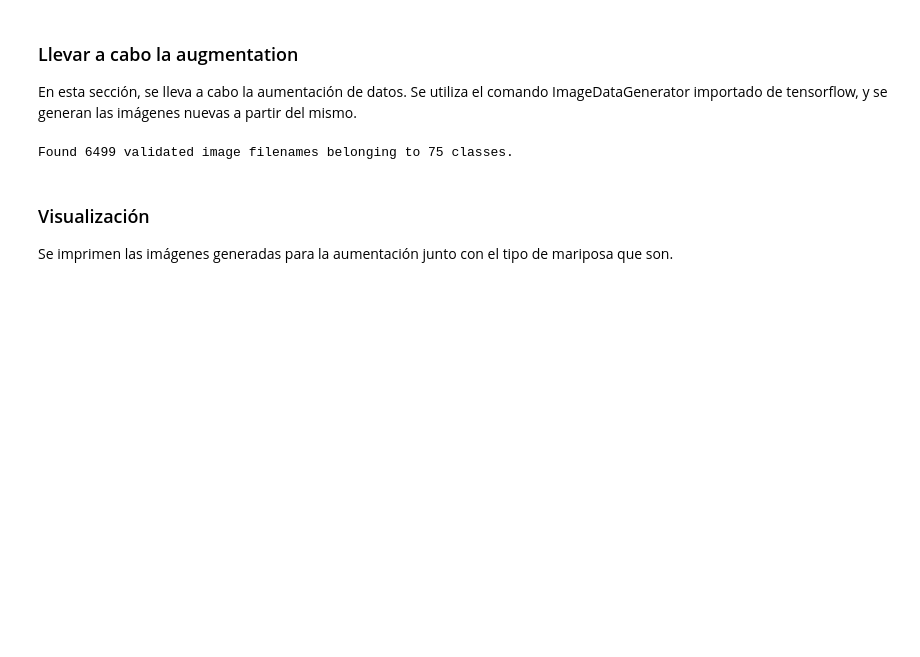
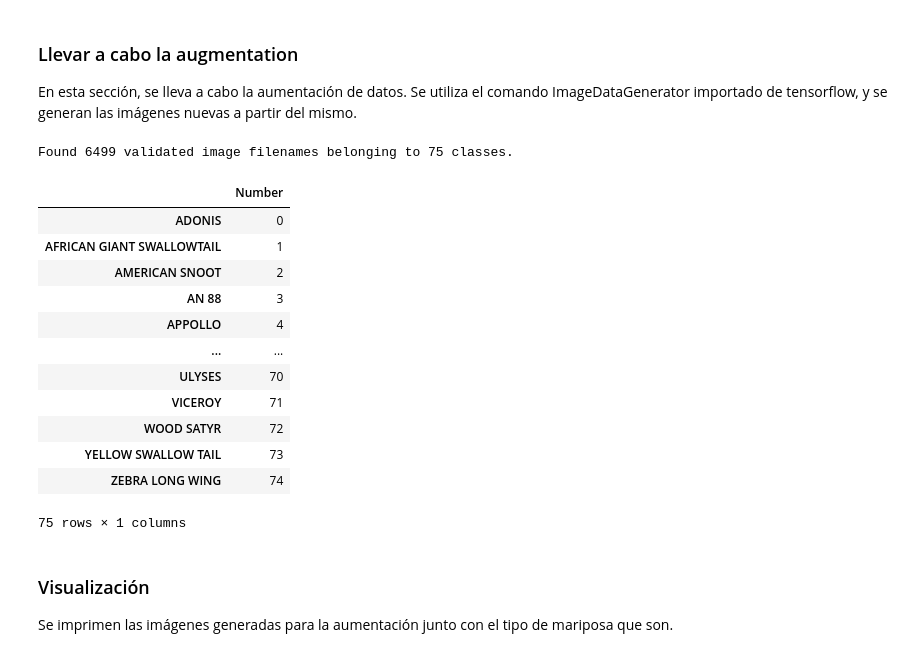
Before and after one commit to produce101levi/butterfly-dataset, a Jupyter notebook: Butterfly.ipynb, the cells around one changed output. Cells and saved outputs as stored; diff of their text form; code cells hidden in the pictures; blank space fills up the shorter version.

```diff
--- a/Butterfly.ipynb
+++ b/Butterfly.ipynb
@@ -92,20 +86,38 @@ train_datagen = ImageDataGenerator(
 # %%
 train_generator = train_datagen.flow_from_dataframe(
     dataframe = train_csv,
     x_col="filepath", # path del archivo
     y_col="label",
     target_size = (150, 150),
     batch_size = 8,
     class_mode='categorical' # ya que son múltiples categorías
   )
 
 images, labels = train_generator[0]
 
 # Se obtiene el objeto de los índicies de las clases
 # a partir de lo que se generó en train_generator
 class_indices = train_generator.class_indices
+
+# DataFrame para visualizar las clases posibles
+class_indices_df = pd.DataFrame.from_dict(class_indices, orient='index', columns=['Number'])
+
+class_indices_df
 # %% [output]
 Found 6499 validated image filenames belonging to 75 classes.
+|  | Number |
+| ADONIS | 0 |
+| AFRICAN GIANT SWALLOWTAIL | 1 |
+| AMERICAN SNOOT | 2 |
+| AN 88 | 3 |
+| APPOLLO | 4 |
+| ... | ... |
+| ULYSES | 70 |
+| VICEROY | 71 |
+| WOOD SATYR | 72 |
+| YELLOW SWALLOW TAIL | 73 |
+| ZEBRA LONG WING | 74 |
+75 rows × 1 columns
 # %% [markdown]
 ### Visualización
 Se imprimen las imágenes generadas para la aumentación junto con el tipo de mariposa que son.
```
Also changed, not shown: parts of 4 cells of this notebook.
